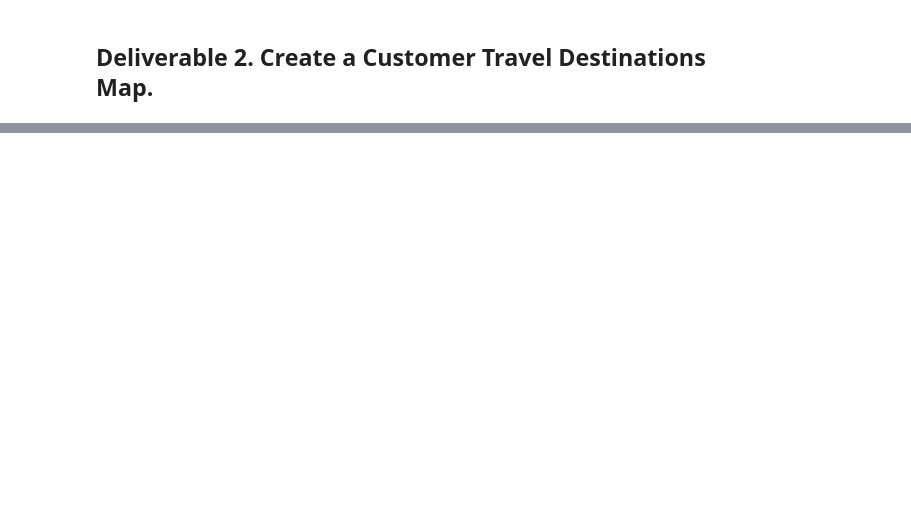
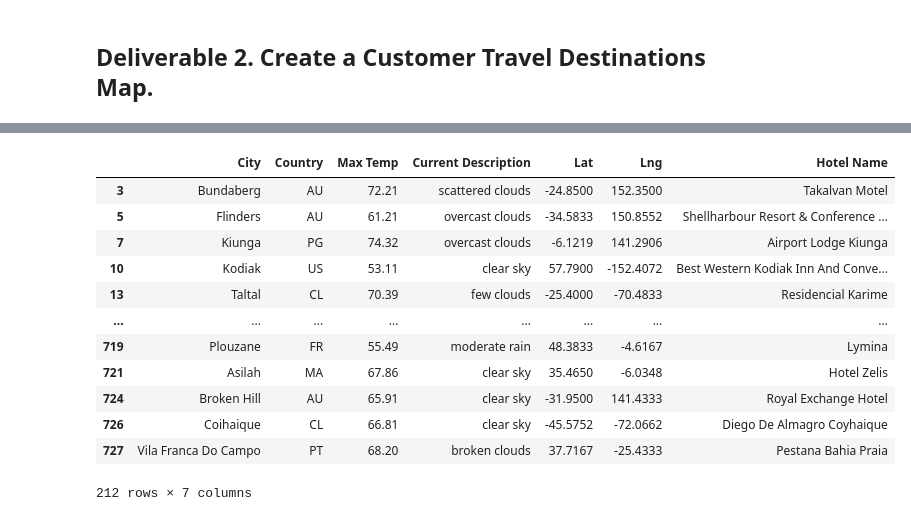
Before and after one commit to mkshea1965/World_Weather_Analysis, a Jupyter notebook: Vacation_Search.ipynb, the cells around one changed output, grey strips where cells are left out. Cells and saved outputs as stored; diff of their text form; code cells hidden in the pictures; blank space fills up the shorter version.

```diff
--- a/Vacation_Search.ipynb
+++ b/Vacation_Search.ipynb
@@ -112,15 +109,22 @@ params = {
 }
 
 # 6b. Iterate through the hotel DataFrame.
+for index, row in hotel_df.iterrows():
 
     # 6c. Get latitude and longitude from DataFrame
-
+    lat = row["Lat"]
+    lng = row["Lng"]
+    params["location"] = f"{lat}, {lng}"
 
     # 6d. Set up the base URL for the Google Directions API to get JSON data.
-
+    base_url = "https://maps.googleapis.com/maps/api/place/nearbysearch/json"
 
     # 6e. Make request and retrieve the JSON data from the search.
-
+    hotels = requests.get(base_url, params=params).json()
 
     # 6f. Get the first hotel from the results and store the name, if a hotel isn't found skip the city.
+    try:
+        hotel_df.loc[index, "Hotel Name"] = hotels["results"][0]["name"]
+    except (IndexError):
+        print("Hotel not found..... skipping.")
 # %% [output]
@@ -128,4 +140,22 @@ NameError: name 'g_key' is not defined
 # %%
 # 7. Drop the rows where there is no Hotel Name.
+hotel_df['Hotel Name'].replace('', inplace=True)
+hotel_df.dropna(subset=['Hotel Name'], inplace=True)
+clean_hotel_df = hotel_df
+clean_hotel_df
+# %% [output]
+|  | City | Country | Max Temp | Current Description | Lat | Lng | Hotel Name |
+| 3 | Bundaberg | AU | 72.21 | scattered clouds | -24.8500 | 152.3500 | Takalvan Motel |
+| 5 | Flinders | AU | 61.21 | overcast clouds | -34.5833 | 150.8552 | Shellharbour Resort & Conference ... |
+| 7 | Kiunga | PG | 74.32 | overcast clouds | -6.1219 | 141.2906 | Airport Lodge Kiunga |
+| 10 | Kodiak | US | 53.11 | clear sky | 57.7900 | -152.4072 | Best Western Kodiak Inn And Conve... |
+| 13 | Taltal | CL | 70.39 | few clouds | -25.4000 | -70.4833 | Residencial Karime |
+| ... | ... | ... | ... | ... | ... | ... | ... |
+| 719 | Plouzane | FR | 55.49 | moderate rain | 48.3833 | -4.6167 | Lymina |
+| 721 | Asilah | MA | 67.86 | clear sky | 35.4650 | -6.0348 | Hotel Zelis |
+| 724 | Broken Hill | AU | 65.91 | clear sky | -31.9500 | 141.4333 | Royal Exchange Hotel |
+| 726 | Coihaique | CL | 66.81 | clear sky | -45.5752 | -72.0662 | Diego De Almagro Coyhaique |
+| 727 | Vila Franca Do Campo | PT | 68.20 | broken clouds | 37.7167 | -25.4333 | Pestana Bahia Praia |
+212 rows × 7 columns
 # %%
 # 8a. Create the output File (CSV)
```
Also changed, not shown: parts of 13 cells of this notebook.
